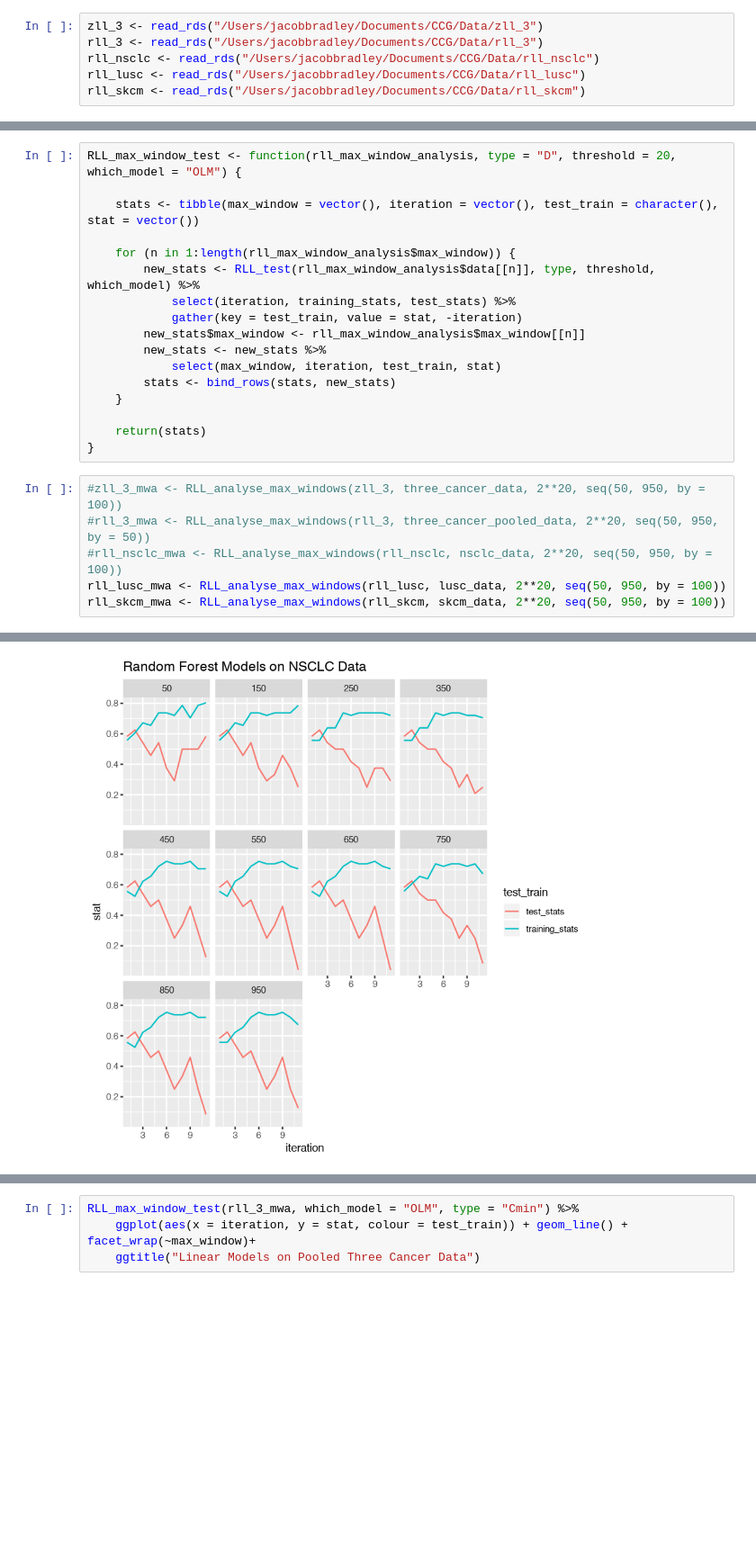
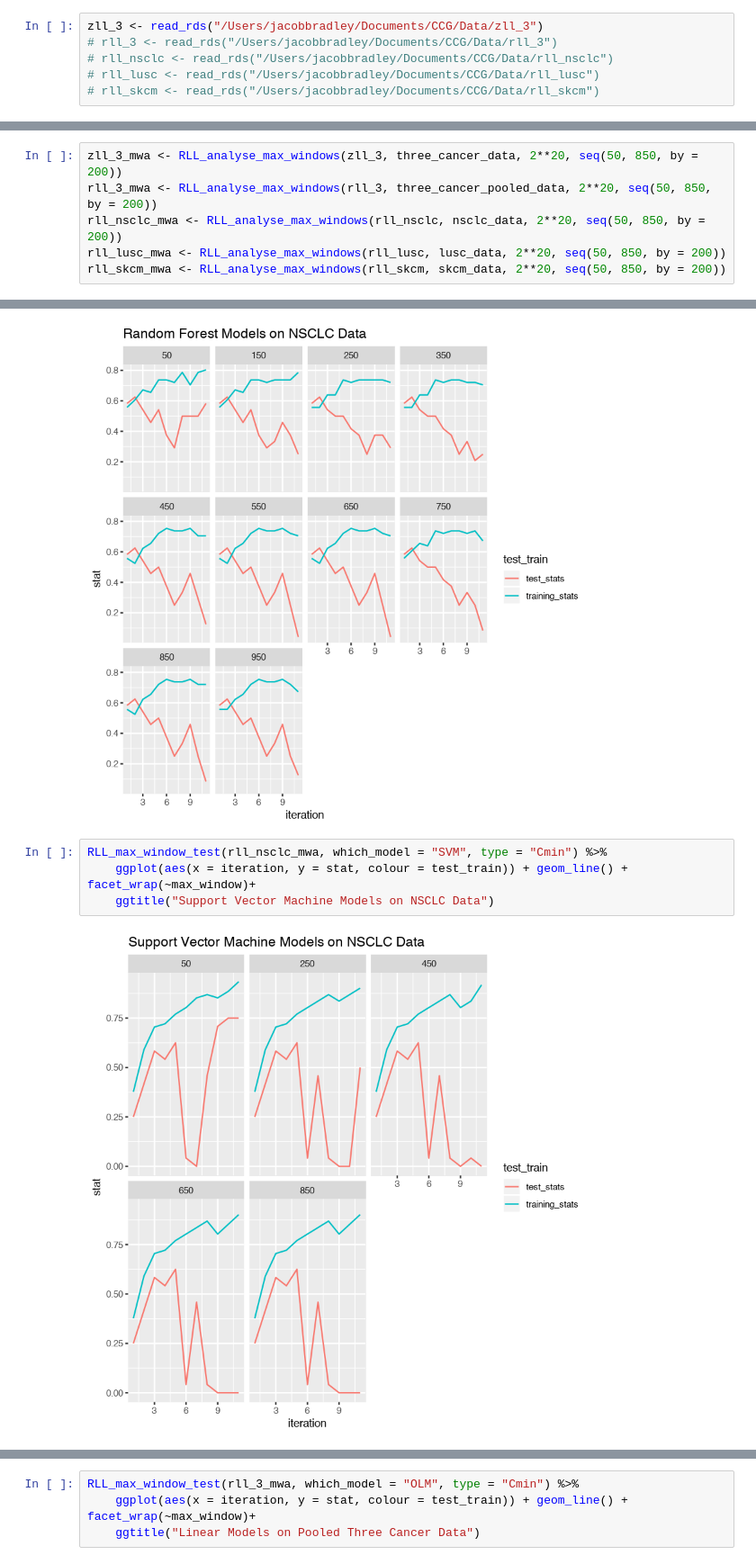
Before and after one commit to cobrbra/ccg, a Jupyter notebook: Code/Anlayse_Max_Windows.ipynb, the cells around one changed output, grey strips where cells are left out. Shown at 90% size. Saved outputs shown, nothing was run; the diff lists cells and outputs as text; blank space fills up the shorter version.

```diff
--- a/Code/Anlayse_Max_Windows.ipynb
+++ b/Code/Anlayse_Max_Windows.ipynb
@@ -138,7 +136,7 @@ See problems(...) for more details.
 ... (148 outputs left out)
 # %%
 zll_3 <- read_rds("/Users/jacobbradley/Documents/CCG/Data/zll_3")
-rll_3 <- read_rds("/Users/jacobbradley/Documents/CCG/Data/rll_3")
-rll_nsclc <- read_rds("/Users/jacobbradley/Documents/CCG/Data/rll_nsclc")
-rll_lusc <- read_rds("/Users/jacobbradley/Documents/CCG/Data/rll_lusc")
-rll_skcm <- read_rds("/Users/jacobbradley/Documents/CCG/Data/rll_skcm")
+# rll_3 <- read_rds("/Users/jacobbradley/Documents/CCG/Data/rll_3")
+# rll_nsclc <- read_rds("/Users/jacobbradley/Documents/CCG/Data/rll_nsclc")
+# rll_lusc <- read_rds("/Users/jacobbradley/Documents/CCG/Data/rll_lusc")
+# rll_skcm <- read_rds("/Users/jacobbradley/Documents/CCG/Data/rll_skcm")
@@ -182,26 +143,9 @@ RLL_analyse_max_windows <- function(rll_run, data, panel_size, max_windows, cove
-# %%
-RLL_max_window_test <- function(rll_max_window_analysis, type = "D", threshold = 20, which_model = "OLM") {
-
-    stats <- tibble(max_window = vector(), iteration = vector(), test_train = character(), stat = vector())
-
-    for (n in 1:length(rll_max_window_analysis$max_window)) {
-        new_stats <- RLL_test(rll_max_window_analysis$data[[n]], type, threshold, which_model) %>%
-            select(iteration, training_stats, test_stats) %>%
-            gather(key = test_train, value = stat, -iteration)
-        new_stats$max_window <- rll_max_window_analysis$max_window[[n]]
-        new_stats <- new_stats %>%
-            select(max_window, iteration, test_train, stat)
-        stats <- bind_rows(stats, new_stats)
-    }
-
-    return(stats)
-}
 # %%
-#zll_3_mwa <- RLL_analyse_max_windows(zll_3, three_cancer_data, 2**20, seq(50, 950, by = 100))
-#rll_3_mwa <- RLL_analyse_max_windows(rll_3, three_cancer_pooled_data, 2**20, seq(50, 950, by = 50))
-#rll_nsclc_mwa <- RLL_analyse_max_windows(rll_nsclc, nsclc_data, 2**20, seq(50, 950, by = 100))
-rll_lusc_mwa <- RLL_analyse_max_windows(rll_lusc, lusc_data, 2**20, seq(50, 950, by = 100))
-rll_skcm_mwa <- RLL_analyse_max_windows(rll_skcm, skcm_data, 2**20, seq(50, 950, by = 100))
+zll_3_mwa <- RLL_analyse_max_windows(zll_3, three_cancer_data, 2**20, seq(50, 850, by = 200))
+rll_3_mwa <- RLL_analyse_max_windows(rll_3, three_cancer_pooled_data, 2**20, seq(50, 850, by = 200))
+rll_nsclc_mwa <- RLL_analyse_max_windows(rll_nsclc, nsclc_data, 2**20, seq(50, 850, by = 200))
+rll_lusc_mwa <- RLL_analyse_max_windows(rll_lusc, lusc_data, 2**20, seq(50, 850, by = 200))
+rll_skcm_mwa <- RLL_analyse_max_windows(rll_skcm, skcm_data, 2**20, seq(50, 850, by = 200))
 # %% [output]
 max windows: 50
 making matrices
@@ -310,3 +299,9 @@ RLL_max_window_test(rll_nsclc_mwa, which_model = "RF", type = "Cmin") %>%
     ggtitle("Random Forest Models on NSCLC Data")
 # %% [output]
 [figure]
+# %%
+RLL_max_window_test(rll_nsclc_mwa, which_model = "SVM", type = "Cmin") %>%
+    ggplot(aes(x = iteration, y = stat, colour = test_train)) + geom_line() + facet_wrap(~max_window)+
+    ggtitle("Support Vector Machine Models on NSCLC Data")
+# %% [output]
+[figure, added]
```
Also changed, not shown: parts of 9 cells of this notebook, 7 other files.
